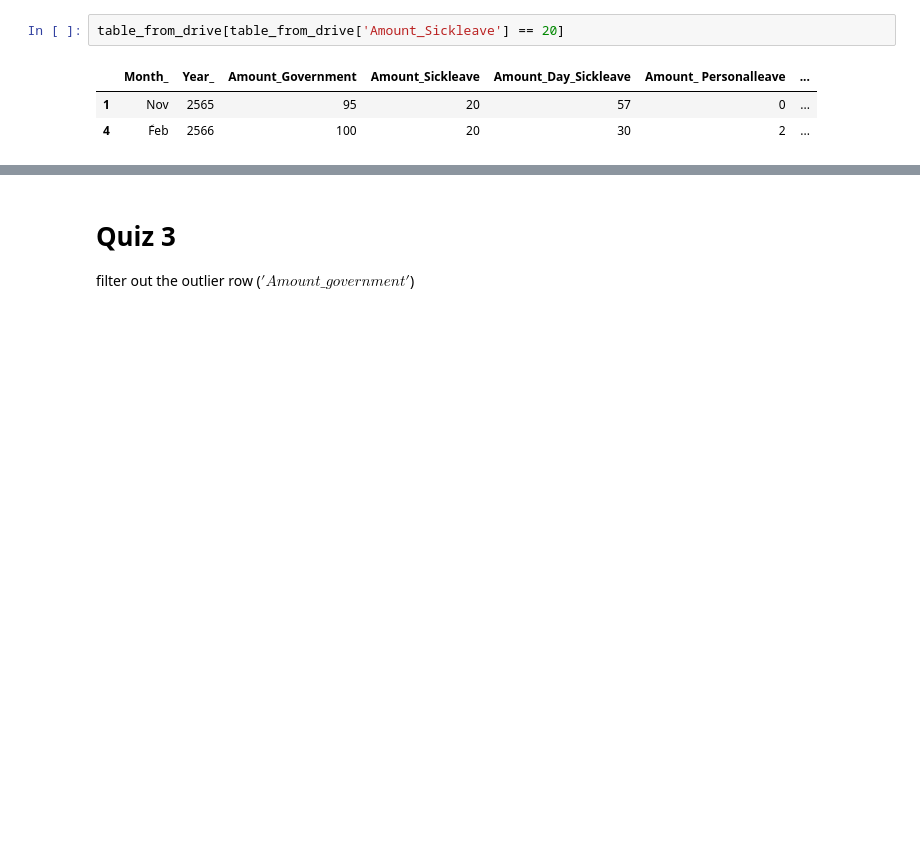
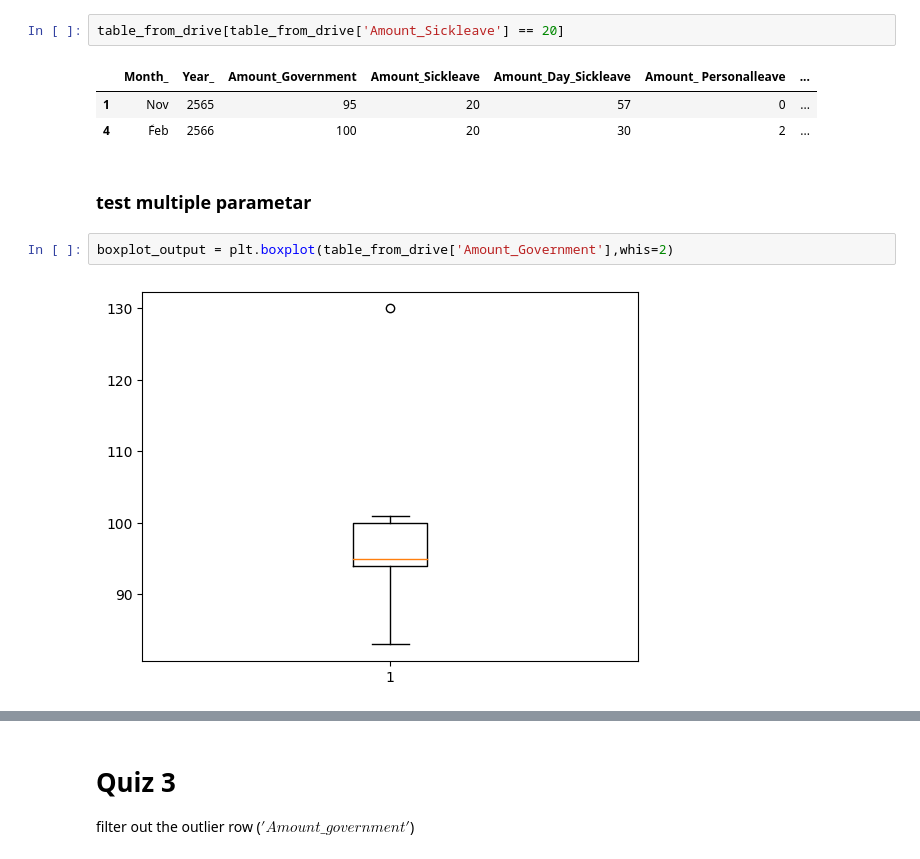
Before and after one commit to sitthatkaja/DPDM2023, a Jupyter notebook: Data102(Chapter2).ipynb, the cells around one changed output, grey strips where cells are left out. Drawn from its saved outputs; the diff is of its cells as text; blank space fills up the shorter version.

```diff
--- a/Data102(Chapter2).ipynb
+++ b/Data102(Chapter2).ipynb
@@ -317,3 +319,9 @@ table_from_drive[table_from_drive['Amount_Sickleave'] == 20]
 |  | Month_ | Year_ | Amount_Government | Amount_Sickleave | Amount_Day_Sickleave | Amount_ Personalleave | ... |
 | 1 | Nov | 2565 | 95 | 20 | 57 | 0 | ... |
 | 4 | F์eb | 2566 | 100 | 20 | 30 | 2 | ... |
+# %% [markdown]
+### test multiple parametar
+# %%
+boxplot_output = plt.boxplot(table_from_drive['Amount_Government'],whis=2)
+# %% [output]
+[figure, added]
```
Also changed, not shown: parts of 24 cells of this notebook.
